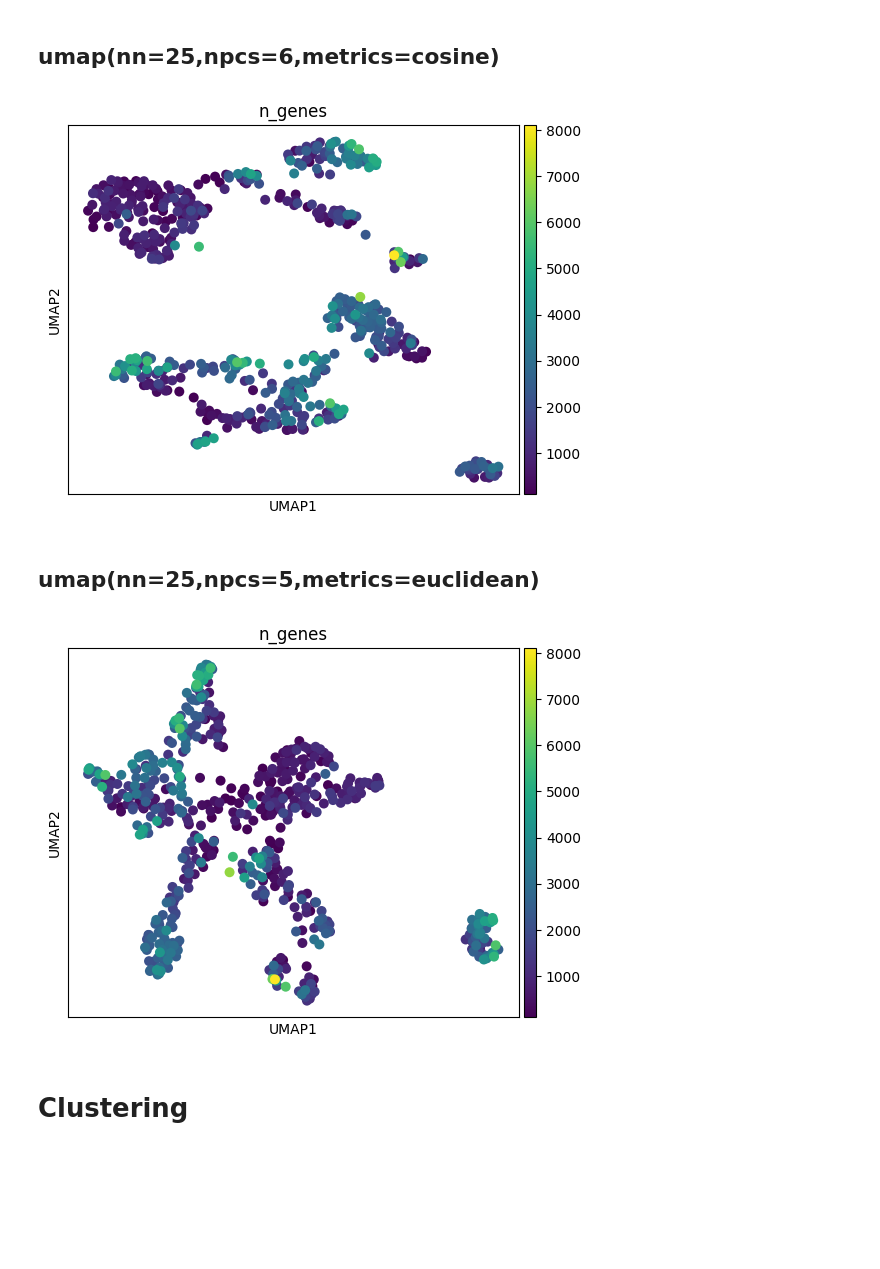
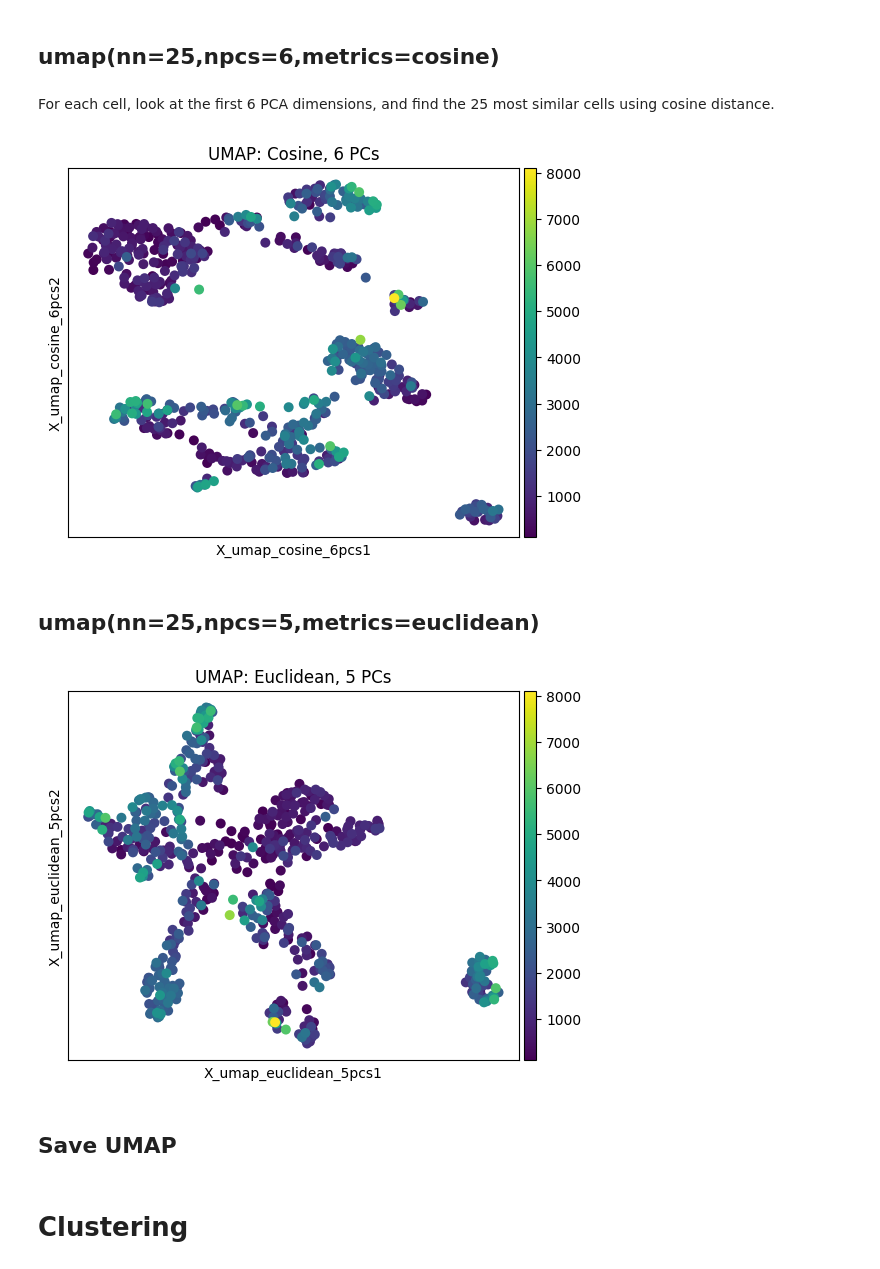
Before and after one commit to ateferos77/Butryllus_Brain_scRNAseq, a Jupyter notebook: Botryllus_dataset2_Base.ipynb, the cells around one changed output. Saved outputs shown, nothing was run; the diff lists cells and outputs as text; code cells hidden in the pictures; blank space fills up the shorter version.

Commit message:
UMAP data saving

```diff
--- a/Botryllus_dataset2_Base.ipynb
+++ b/Botryllus_dataset2_Base.ipynb
@@ -308,19 +323,39 @@ sc.pl.pca_loadings(adata, components='1,2', show=False, include_lowest=False, n_
 # Dimensionality Reduction UMAP
 # %% [markdown]
 ## umap(nn=25,npcs=6,metrics=cosine)
+# %% [markdown]
+For each cell, look at the first 6 PCA dimensions, and find the 25 most similar cells using cosine distance.
 # %%
-# Compute neighborhood graph followed by UMAP
-sc.pp.neighbors(adata, n_neighbors = 25, n_pcs = 6, random_state=0, metric = 'cosine')
+sc.pp.neighbors(adata, n_neighbors=25, n_pcs=6, random_state=0, metric='cosine')
 sc.tl.umap(adata)
-sc.pl.umap(adata, color=[ 'n_genes'], wspace=0.2)
+
+# Save UMAP coordinates
+adata.obsm['X_umap_cosine_6pcs'] = adata.obsm['X_umap'].copy()
+
+# Save neighbor graph
+adata.uns['neighbors_cosine_6pcs'] = adata.uns['neighbors']
+adata.obsp['connectivities_cosine_6pcs'] = adata.obsp['connectivities'].copy()
+adata.obsp['distances_cosine_6pcs'] = adata.obsp['distances'].copy()
+
+# Plot it
+sc.pl.embedding(adata, basis='X_umap_cosine_6pcs', color='n_genes', title='UMAP: Cosine, 6 PCs')
 # %% [output]
-[figure, old version]
+[figure, new version]
 # %% [markdown]
 ## umap(nn=25,npcs=5,metrics=euclidean)
 # %%
-# Compute neighborhood graph followed by UMAP
-sc.pp.neighbors(adata, n_neighbors = 25, n_pcs = 5, random_state=0, metric = 'euclidean')
+sc.pp.neighbors(adata, n_neighbors=25, n_pcs=5, random_state=0, metric='euclidean')
 sc.tl.umap(adata)
-sc.pl.umap(adata, color=[ 'n_genes'], wspace=0.2)
+
+# Save UMAP coordinates
+adata.obsm['X_umap_euclidean_5pcs'] = adata.obsm['X_umap'].copy()
+
+# Save neighbor graph (optional but useful)
+adata.uns['neighbors_euclidean_5pcs'] = adata.uns['neighbors']
+adata.obsp['connectivities_euclidean_5pcs'] = adata.obsp['connectivities'].copy()
+adata.obsp['distances_euclidean_5pcs'] = adata.obsp['distances'].copy()
+
+# Plot UMAP
+sc.pl.embedding(adata, basis='X_umap_euclidean_5pcs', color='n_genes', title='UMAP: Euclidean, 5 PCs')
 # %% [output]
-[figure, old version]
+[figure, new version]
@@ -326,0 +371,2 @@ sc.pl.umap(adata, color=[ 'n_genes'], wspace=0.2)
+# %% [markdown]
+## Save UMAP
```
Also changed, not shown: parts of 10 cells of this notebook, 1 other file.
